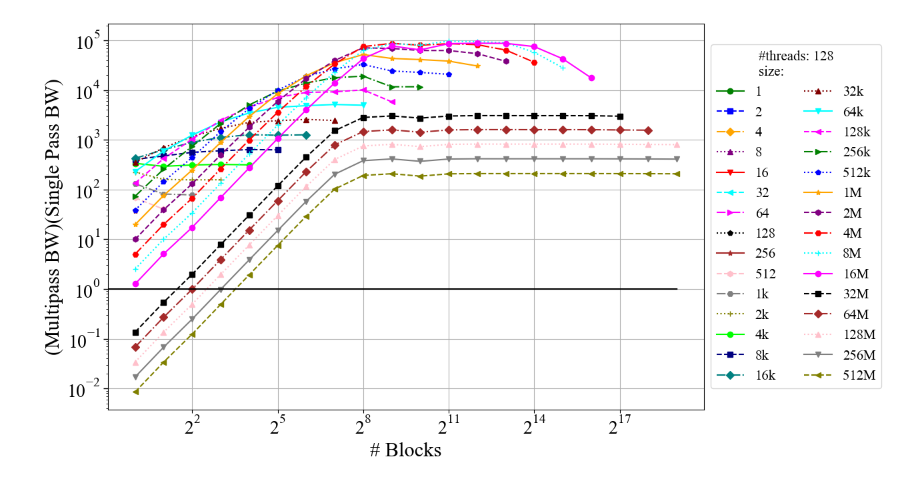
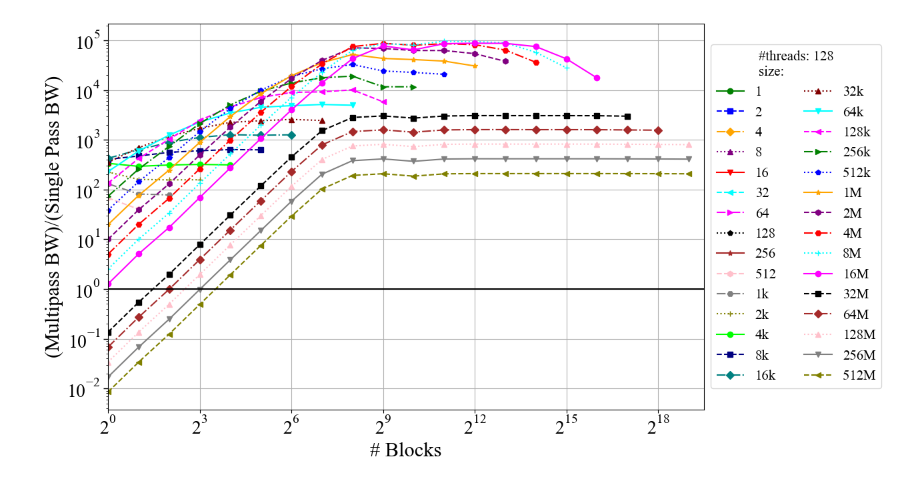
Before and after one commit to DerBurri/hpcexercise, a Jupyter notebook: gpu_algo_design/Ex03/out/visu.ipynb, the cells around one changed output. Cells and saved outputs as stored; diff of their text form; code cells hidden in the pictures.

```diff
--- a/gpu_algo_design/Ex03/out/visu.ipynb
+++ b/gpu_algo_design/Ex03/out/visu.ipynb
@@ -24,7 +24,7 @@ df = pd.read_csv("threadFenceReduction.csv")
 df = df.groupby(["N", "Blocks", "Threads"]).mean().reset_index()
 # %%
 # Define colors and markers
-colors = ['green', 'blue', 'orange', 'purple', 'red', 'cyan', 'magenta', 'yellow', 'black', 'brown', 'pink', 'gray', 'olive', 'lime', 'navy', 'teal', 'maroon', 'aqua', 'fuchsia']
+colors = ['green', 'blue', 'orange', 'purple', 'red', 'cyan', 'magenta', 'black', 'brown', 'pink', 'gray', 'olive', 'lime', 'navy', 'teal', 'maroon', 'aqua', 'fuchsia']
 markers = ['o', 's', 'D', '^', 'v', '<', '>', 'p', '*', 'h', 'H', '+']
 linestyles = ['-', '--', '-.', ':']
 # Create cycles for colors and markers
@@ -48,8 +48,9 @@ for size in df["N"].unique():
         l= f"{size // 1024**3}G"
     dff = df[(df["N"] == size) & (df["Threads"] == 128)]
     color = next(color_cycle)
+    linestyle = '--'
     plt.plot(dff["Blocks"],dff["SingleGB/s"], label=f"n,{l}", color=color, marker=marker, linestyle=linestyle)
-    color = next(color_cycle)
+    linestyle = '-'
     plt.plot(dff["Blocks"],dff["MultiGB/s"], label=f"y,{l}", color=color, marker=marker, linestyle=linestyle)
 
 plt.xscale("log", base=2)
@@ -62,6 +63,6 @@ plt.title("ThreadFenceReduction Bandwidth over Blocks for different Sizes")
 plt.legend(title="#threads:128\nmultipass,size:", ncols=5, loc='center left', bbox_to_anchor=(1, 0.5))
 plt.grid(which="major")
 plt.tight_layout()
-plt.savefig("threadFenceReduction.pdf", bbox_inches="tight")
+plt.savefig("threadFenceReduction_absolute.pdf", bbox_inches="tight")
 plt.show()
 # %% [output]
@@ -79,37 +80,38 @@ linestyle_cycle = cycle(linestyle)
 
 plt.figure(figsize=(13, 7))
 
 # filter df by blocks size and threads
 for size in df["N"].unique():
     # for threads in df["Threads"].unique():
     dff = df[(df["N"] == size) & (df["Threads"] == 128)]
     diff = dff["MultiGB/s"]/dff["SingleGB/s"]
     color = next(color_cycle)
     marker = next(marker_cycle)
     linestyle = next(linestyle_cycle)
     if size < 1024:
         l= str(size)
     elif size < 1024**2:
         l= f"{size // 1024}k"
     elif size < 1024**3:
         l= f"{size // 1024**2}M"
     else:
         l= f"{size // 1024**3}G"
     plt.plot(dff["Blocks"],diff, label=l, color=color, marker=marker, linestyle=linestyle)
 
-plt.plot(range(0,2**19),[1 for i in range(0,2**19)],color="black",linestyle="-")
+plt.plot(range(0,2**20),[1 for i in range(0,2**20)],color="black",linestyle="-")
 plt.xscale("log", base=2)
 plt.yscale("log")
+plt.xlim(1,2**19.5)
 plt.xlabel("# Blocks")
-plt.ylabel("(Multipass BW)(Single Pass BW)")
+plt.ylabel("(Multipass BW)/(Single Pass BW)")
 # plt.title("ThreadFenceReduction Performance Comparison Single Pass vs. Multipass over\nBlocks of Different Sizes, with a Maximum Performance Difference > 5%", loc="left")
 plt.legend(title="#threads: 128\nsize:", ncol=2, loc='center left', bbox_to_anchor=(1, 0.5))
 plt.grid(which="major")
 plt.tight_layout()
-plt.savefig("threadFenceReduction.pdf", bbox_inches="tight")
+plt.savefig("threadFenceReduction_relative.pdf", bbox_inches="tight")
 plt.show()
 # %% [output]
-[figure, old version]
+[figure, new version]
 # %%
 # get best performing # blocks for each size
 
```
Also changed, not shown: parts of 1 cell of this notebook, 3 other files.
